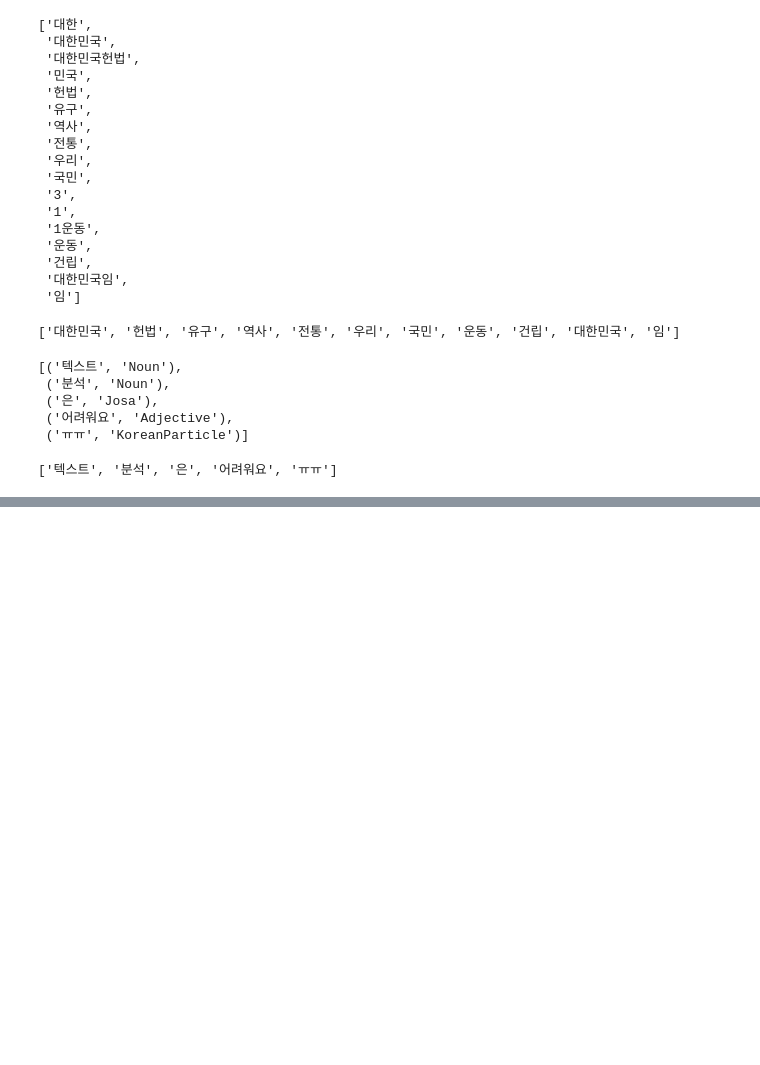
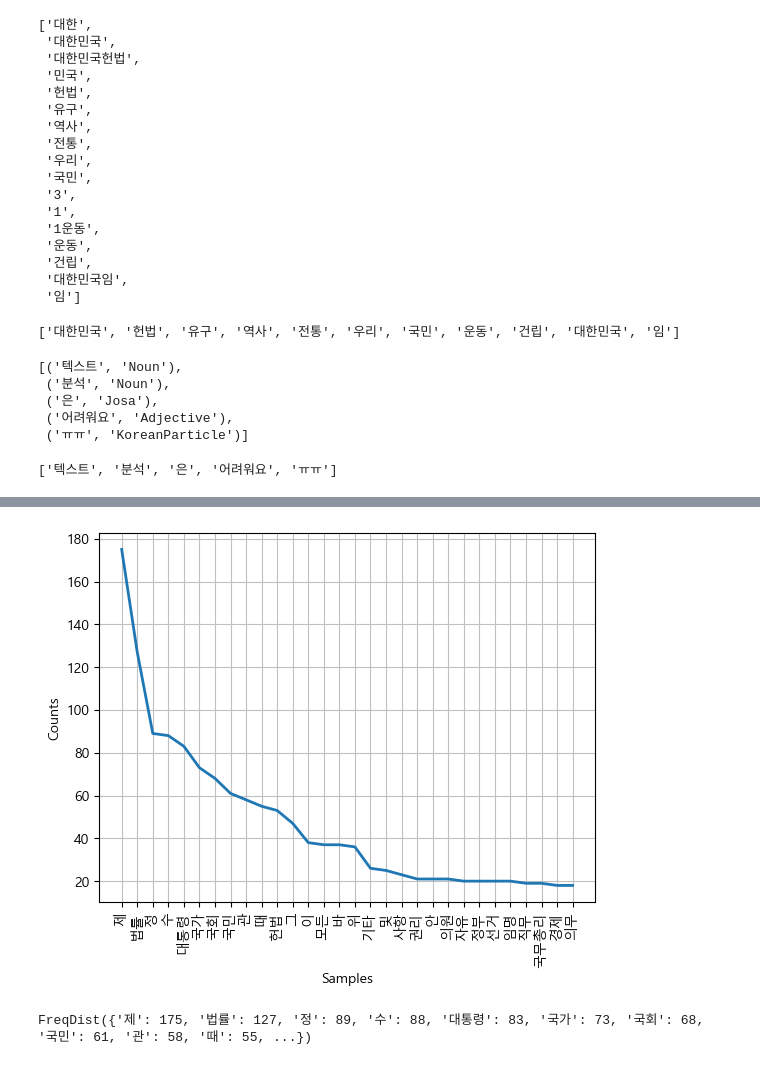
Before and after one commit to rhems234/Bigdata, a Jupyter notebook: konlpy_test.ipynb, the cells around one changed output, grey strips where cells are left out. Saved outputs shown, nothing was run; the diff lists cells and outputs as text; code cells hidden in the pictures; blank space fills up the shorter version.

```diff
--- a/konlpy_test.ipynb
+++ b/konlpy_test.ipynb
@@ -138,0 +227,17 @@ okt.morphs(s)
+# %%
+kolaw = Text(okt.nouns(c), name='kolaw')
+kolaw.plot(30)
+plt.show()
+# %% [output]
+[figure, added]
+# %%
+kv=kolaw.vocab()
+kv2=dict()
+for tag, count in kv.items() :
+    if(len(tag))>1:
+        kv2[tag]=count
+
+#kv2
+kv
+# %% [output]
+FreqDist({'제': 175, '법률': 127, '정': 89, '수': 88, '대통령': 83, '국가': 73, '국회': 68, '국민': 61, '관': 58, '때': 55, ...})
```
Also changed, not shown: parts of 14 cells of this notebook, 1 other file.
